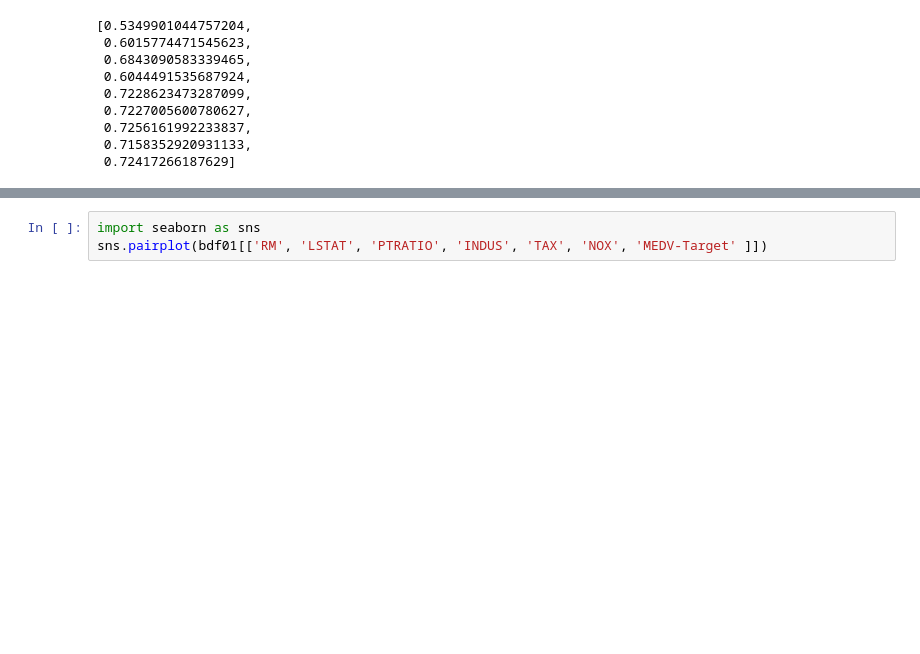
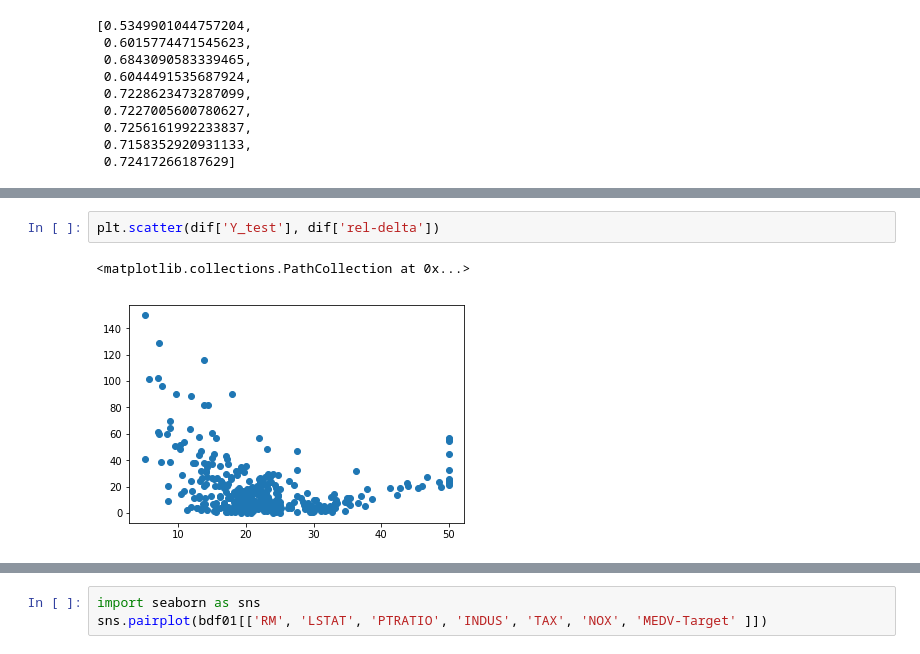
Before and after one commit to livio-grattarola/ProveMachineLearning, a Jupyter notebook: LinearRegression.ipynb, the cells around one changed output, grey strips where cells are left out. Cells and saved outputs as stored; diff of their text form; blank space fills up the shorter version.

```diff
--- a/LinearRegression.ipynb
+++ b/LinearRegression.ipynb
@@ -136,0 +172,5 @@ r2s
+# %%
+plt.scatter(dif['Y_test'], dif['rel-delta'])
+# %% [output]
+<matplotlib.collections.PathCollection at 0x...>
+[figure, added]
```
Also changed, not shown: parts of 8 cells of this notebook.
